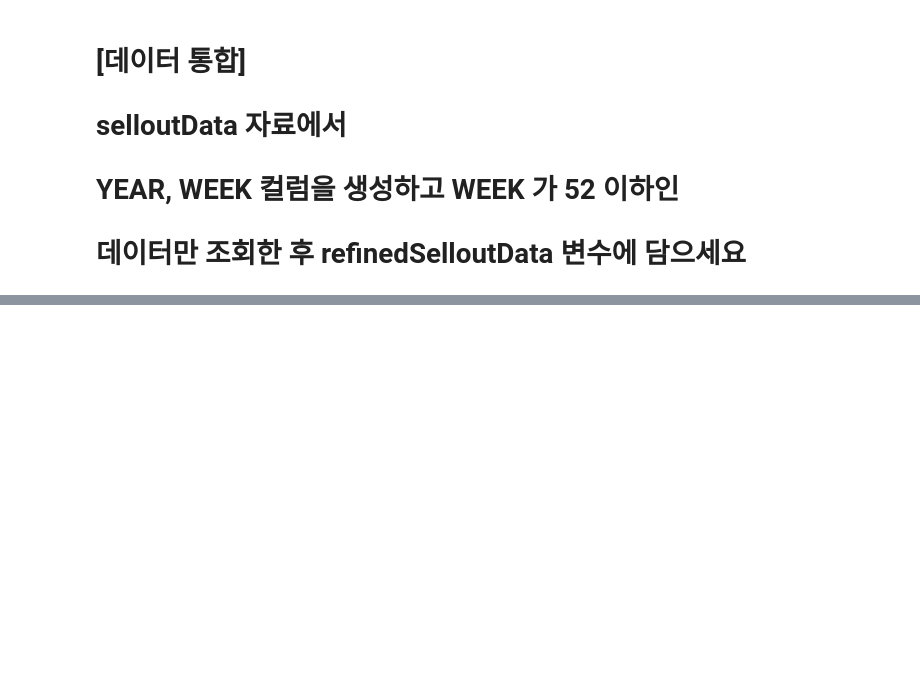
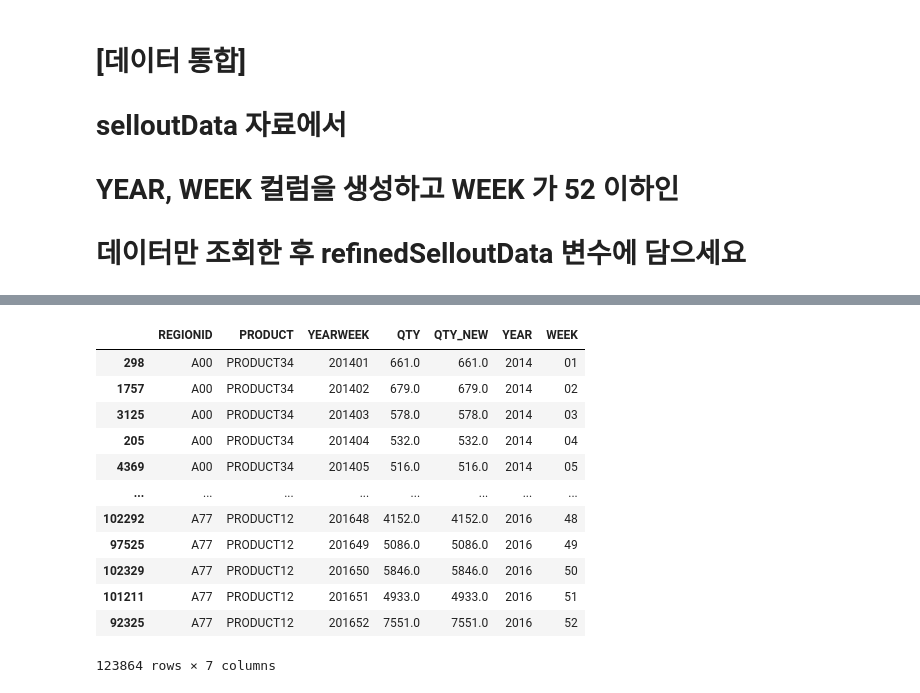
Before and after one commit to HongDonkey/Python, a Jupyter notebook: Session05/DataProject_HDK.ipynb, the cells around one changed output, grey strips where cells are left out. Drawn from its saved outputs; the diff is of its cells as text; code cells hidden in the pictures; blank space fills up the shorter version.

```diff
--- a/Session05/DataProject_HDK.ipynb
+++ b/Session05/DataProject_HDK.ipynb
@@ -175,0 +179,17 @@ refinedSelloutData
+# %%
+sortedData = refinedSelloutData.sort_values(by=ascColumn)
+sortedData
+# %% [output]
+|  | REGIONID | PRODUCT | YEARWEEK | QTY | QTY_NEW | YEAR | WEEK |
+| 298 | A00 | PRODUCT34 | 201401 | 661.0 | 661.0 | 2014 | 01 |
+| 1757 | A00 | PRODUCT34 | 201402 | 679.0 | 679.0 | 2014 | 02 |
+| 3125 | A00 | PRODUCT34 | 201403 | 578.0 | 578.0 | 2014 | 03 |
+| 205 | A00 | PRODUCT34 | 201404 | 532.0 | 532.0 | 2014 | 04 |
+| 4369 | A00 | PRODUCT34 | 201405 | 516.0 | 516.0 | 2014 | 05 |
+| ... | ... | ... | ... | ... | ... | ... | ... |
+| 102292 | A77 | PRODUCT12 | 201648 | 4152.0 | 4152.0 | 2016 | 48 |
+| 97525 | A77 | PRODUCT12 | 201649 | 5086.0 | 5086.0 | 2016 | 49 |
+| 102329 | A77 | PRODUCT12 | 201650 | 5846.0 | 5846.0 | 2016 | 50 |
+| 101211 | A77 | PRODUCT12 | 201651 | 4933.0 | 4933.0 | 2016 | 51 |
+| 92325 | A77 | PRODUCT12 | 201652 | 7551.0 | 7551.0 | 2016 | 52 |
+123864 rows × 7 columns
```
Also changed, not shown: parts of 19 cells of this notebook.
